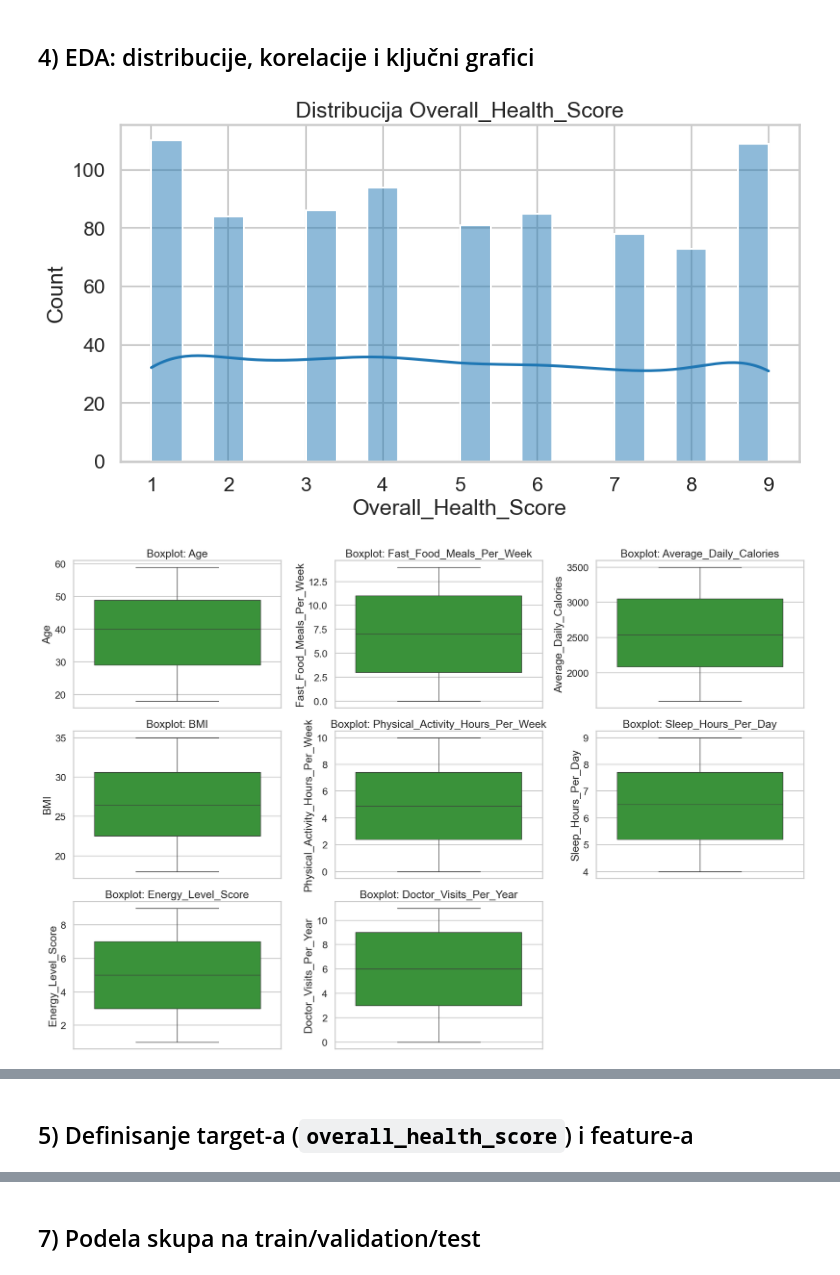
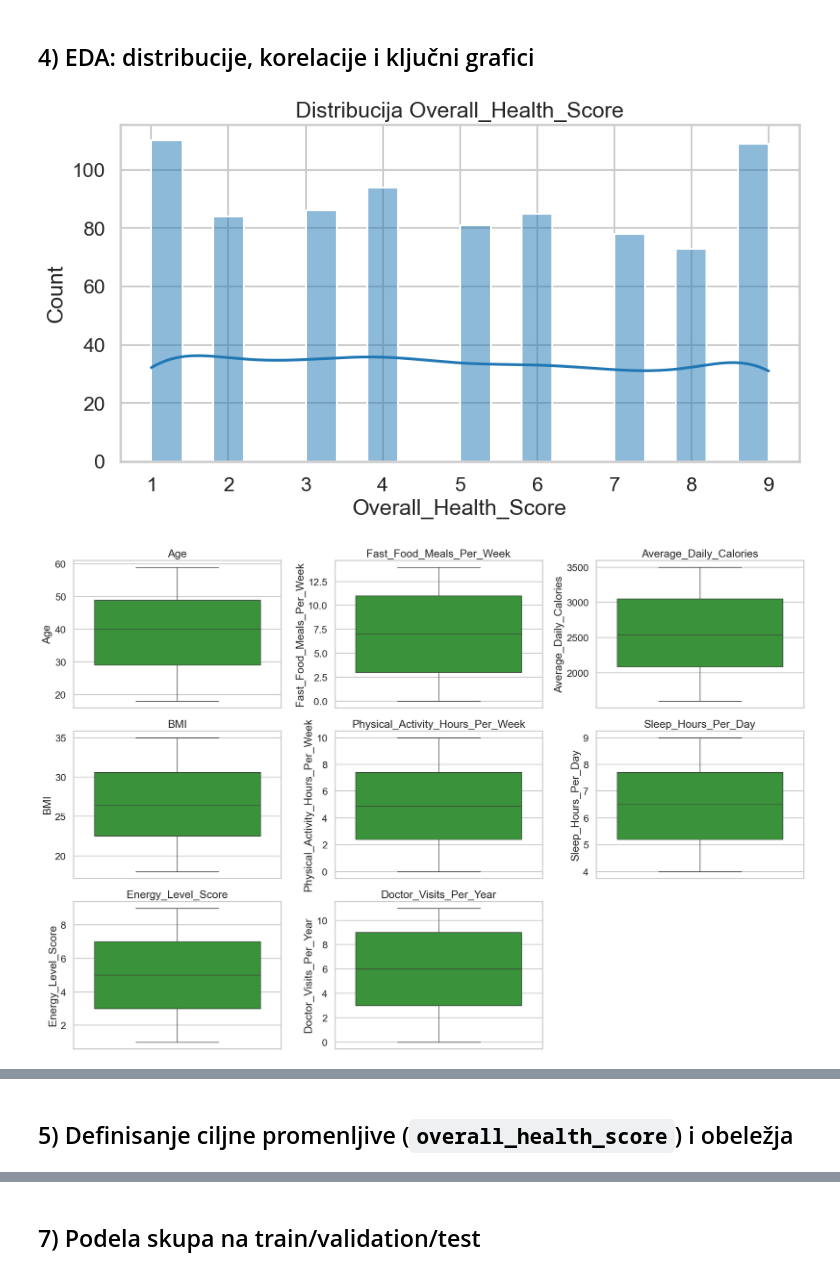
Before and after one commit to MarkoDjurdjevic03/MU1-Fast-Food-Consumption-Health-Impact, a Jupyter notebook: health_score_prediction.ipynb, the cells around one changed output, grey strips where cells are left out. Drawn from its saved outputs; the diff is of its cells as text; code cells hidden in the pictures.

```diff
--- a/health_score_prediction.ipynb
+++ b/health_score_prediction.ipynb
@@ -142,7 +140,7 @@ target_col = "Overall_Health_Score"
 num_cols = df.select_dtypes(include=np.number).columns.tolist()
 cat_cols = df.select_dtypes(exclude=np.number).columns.tolist()
 
-# Histogram target promenljive
+# Histogram ciljane promenljive
 fig, ax = plt.subplots(figsize=(10, 5))
 sns.histplot(df[target_col], bins=20, kde=True, ax=ax, color="#1f77b4")
 ax.set_title("Distribucija Overall_Health_Score")
@@ -155,34 +153,34 @@ if box_num_cols:
     n = len(box_num_cols)
     fig, axes = plt.subplots(nrows=int(np.ceil(n / 3)), ncols=3, figsize=(18, 4 * int(np.ceil(n / 3))))
     axes = np.array(axes).reshape(-1)
     for i, c in enumerate(box_num_cols):
         sns.boxplot(y=df[c], ax=axes[i], color="#2ca02c")
-        axes[i].set_title(f"Boxplot: {c}")
+        axes[i].set_title(f"{c}")
     for j in range(i + 1, len(axes)):
         axes[j].axis("off")
     fig.tight_layout()
     figures["eda_boxplots_numeric"] = fig
     plt.show()
 
-# Countplot kategorijskih kolona
+# Countplot kategoričkih kolona
 for c in cat_cols:
     fig, ax = plt.subplots(figsize=(8, 4))
     order = df[c].value_counts().index
     sns.countplot(data=df, x=c, order=order, ax=ax, palette="Set2")
-    ax.set_title(f"Countplot: {c}")
+    ax.set_title(f"{c}")
     ax.tick_params(axis="x", rotation=20)
     fig.tight_layout()
     figures[f"eda_countplot_{c}"] = fig
     plt.show()
 
 # Heatmap korelacije numeričkih kolona
 fig, ax = plt.subplots(figsize=(10, 8))
 corr = df[num_cols].corr(numeric_only=True)
 sns.heatmap(corr, annot=True, cmap="coolwarm", fmt=".2f", ax=ax)
 ax.set_title("Korelaciona matrica (numeričke kolone)")
 fig.tight_layout()
 figures["eda_corr_heatmap"] = fig
 plt.show()
 # %% [output]
 [figure]
-[figure, old version]
+[figure, new version]
@@ -191,5 +189,5 @@ plt.show()
 [figure]
 # %% [markdown]
-## 5) Definisanje target-a (`overall_health_score`) i feature-a
+## 5) Definisanje ciljne promenljive (`overall_health_score`) i obeležja
 # %%
 if target_col not in df.columns:
```
Also changed, not shown: parts of 13 cells of this notebook.
